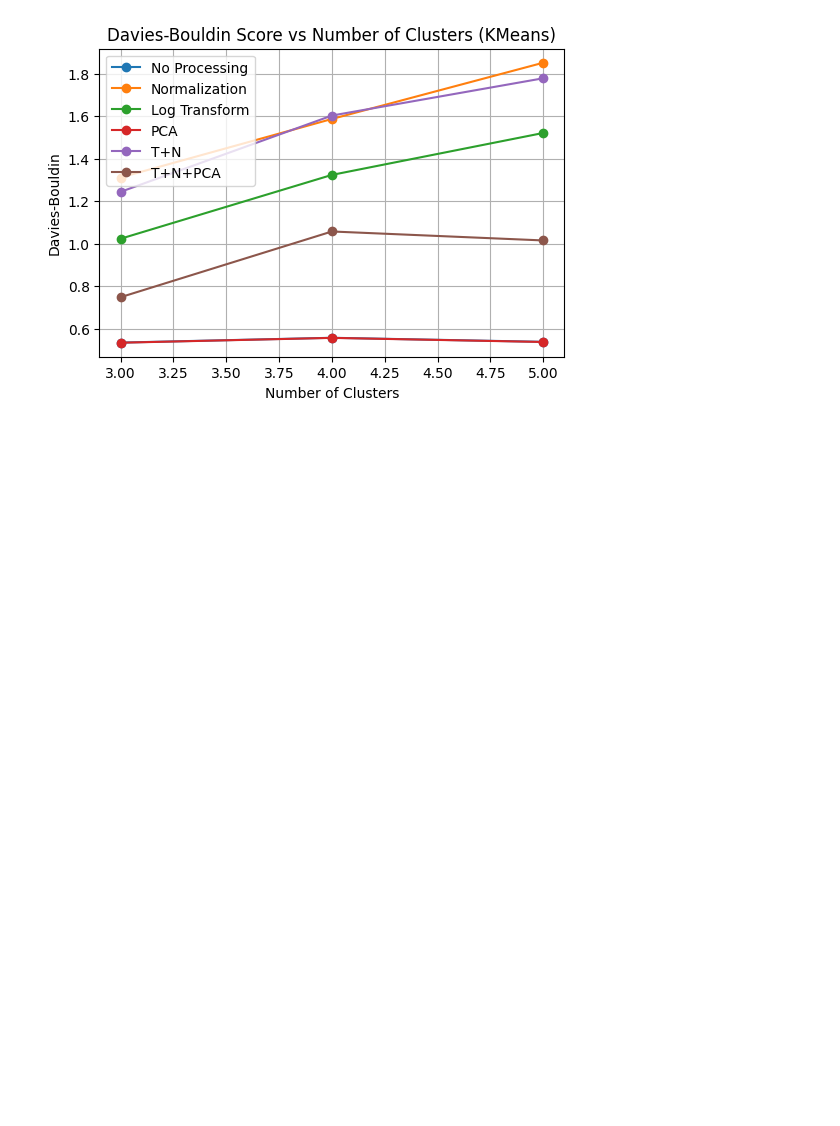
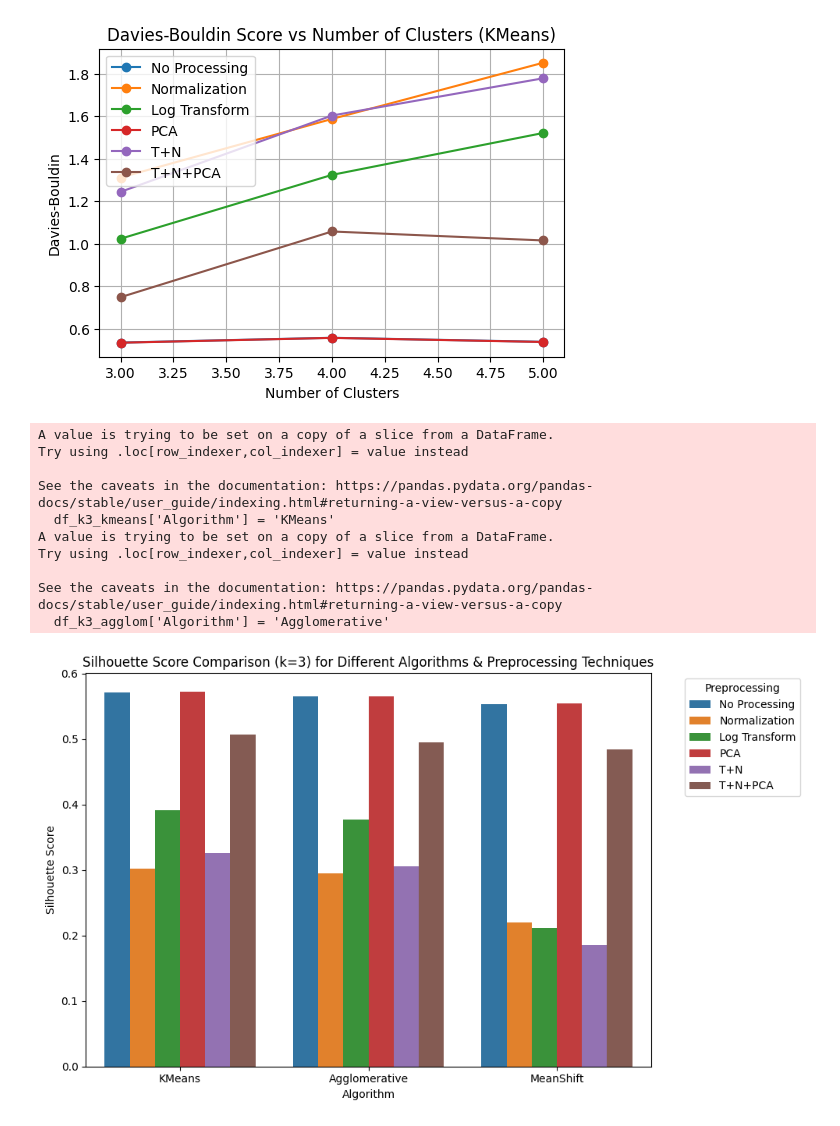
Before and after one commit to bhumiii2114/ClusteringAnalysis, a Jupyter notebook: Clustering_Analysis.ipynb, the cells around one changed output. Drawn from its saved outputs; the diff is of its cells as text; code cells hidden in the pictures; blank space fills up the shorter version.

```diff
--- a/Clustering_Analysis.ipynb
+++ b/Clustering_Analysis.ipynb
@@ -218,3 +224,39 @@ for metric, color in zip(metrics, colors):
 [figure]
 [figure]
 [figure]
+# %%
+df_k3_kmeans = df_kmeans[df_kmeans['Clusters'] == 3]
+df_k3_agglom = df_agglom[df_agglom['Clusters'] == 3]
+
+# MeanShift doesn't have k, so just take all
+df_k3_meanshift = df_meanshift.copy()
+df_k3_meanshift['Clusters'] = 3
+
+# Add algorithm labels
+df_k3_kmeans['Algorithm'] = 'KMeans'
+df_k3_agglom['Algorithm'] = 'Agglomerative'
+df_k3_meanshift['Algorithm'] = 'MeanShift'
+
+# Combine all
+df_all = pd.concat([df_k3_kmeans, df_k3_agglom, df_k3_meanshift], ignore_index=True)
+
+# Plot
+plt.figure(figsize=(10, 6))
+sns.barplot(data=df_all, x='Algorithm', y='Silhouette', hue='Preprocessing')
+plt.title('Silhouette Score Comparison (k=3) for Different Algorithms & Preprocessing Techniques')
+plt.ylabel('Silhouette Score')
+plt.legend(title='Preprocessing', bbox_to_anchor=(1.05, 1), loc='upper left')
+plt.tight_layout()
+plt.show()
+# %% [output]
+A value is trying to be set on a copy of a slice from a DataFrame.
+Try using .loc[row_indexer,col_indexer] = value instead
+
+See the caveats in the documentation: https://pandas.pydata.org/pandas-docs/stable/user_guide/indexing.html#returning-a-view-versus-a-copy
+  df_k3_kmeans['Algorithm'] = 'KMeans'
+A value is trying to be set on a copy of a slice from a DataFrame.
+Try using .loc[row_indexer,col_indexer] = value instead
+
+See the caveats in the documentation: https://pandas.pydata.org/pandas-docs/stable/user_guide/indexing.html#returning-a-view-versus-a-copy
+  df_k3_agglom['Algorithm'] = 'Agglomerative'
+[figure, added]
```
Also changed, not shown: parts of 1 cell of this notebook.
